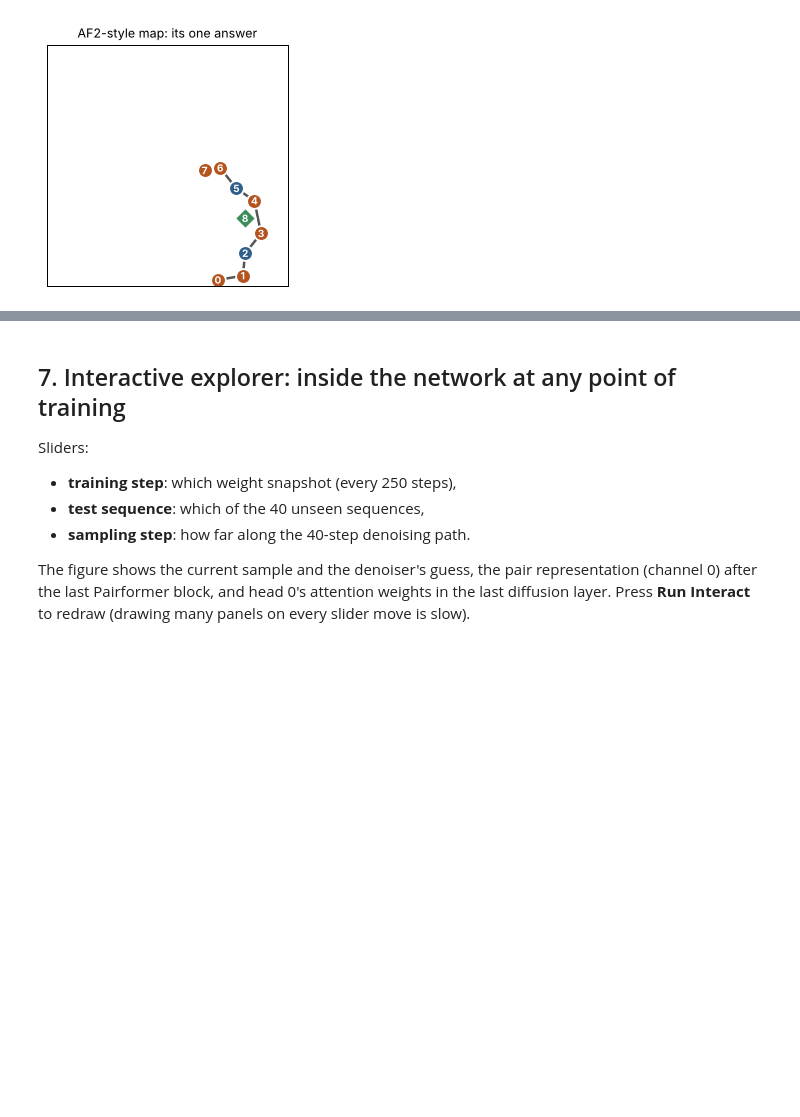
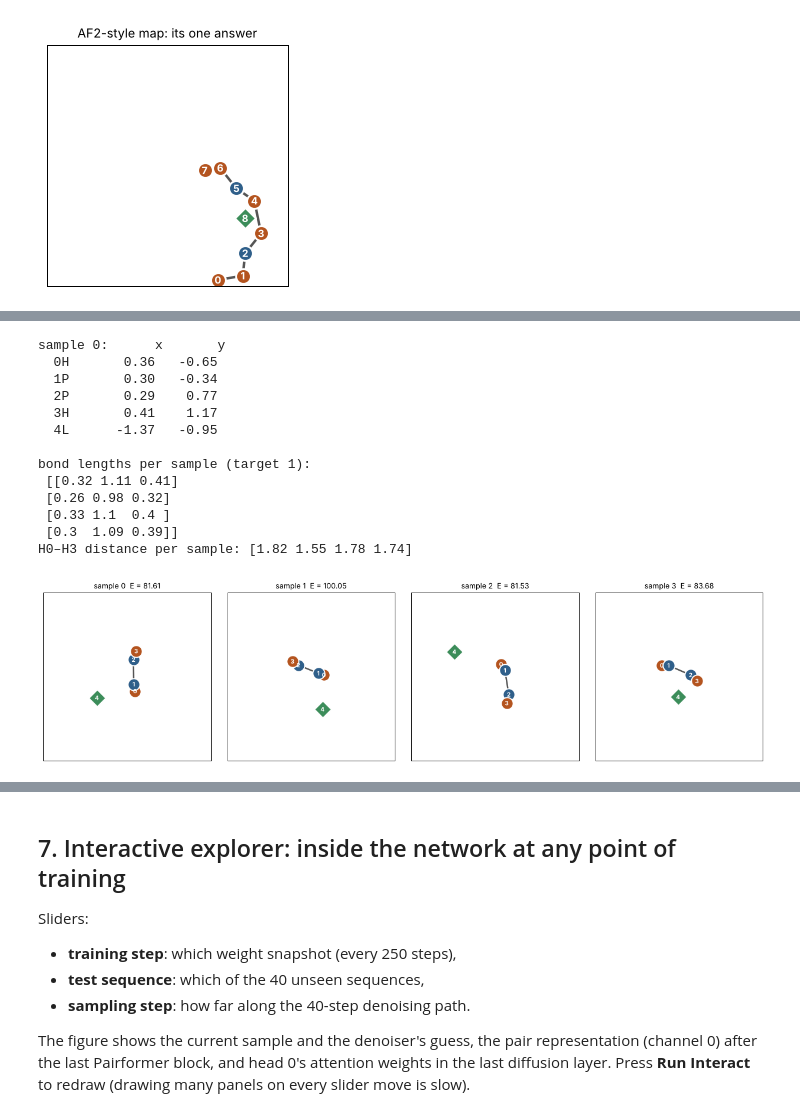
Before and after one commit to HamedHeli/AI-Physics, a Jupyter notebook: 10-generative-structure-prediction/alphafold3/notebooks/alphafold3_explained.ipynb, the cells around one changed output, grey strips where cells are left out. Cells and saved outputs as stored; diff of their text form; code cells hidden in the pictures; blank space fills up the shorter version.

```diff
--- a/10-generative-structure-prediction/alphafold3/notebooks/alphafold3_explained.ipynb
+++ b/10-generative-structure-prediction/alphafold3/notebooks/alphafold3_explained.ipynb
@@ -190,0 +200,7 @@ plt.tight_layout(); plt.show()
+# %%
+types5 = jnp.array([H, P, P, H, L])
+labs5 = viz.token_labels(types5)
+s_in5 = np.asarray(jax.nn.one_hot(types5, 3))
+print("           H  P  L")
+for lab, row in zip(labs5, s_in5):
+    print(f"token {lab:3s} {row.astype(int)}")
@@ -190,0 +217,7 @@ plt.tight_layout(); plt.show()
+# %%
+rel5 = np.asarray(relpos_features(5))
+names = [f"{o:+d}" for o in range(-4, 5)] + ["lig"]
+print("offset bin of every pair (row i, column j):")
+print("      " + "".join(f"{l:>6s}" for l in labs5))
+for i, lab in enumerate(labs5):
+    print(f"{lab:>5s} " + "".join(f"{names[b]:>6s}" for b in rel5[i].argmax(-1)))
@@ -402,0 +555,27 @@ plt.tight_layout(); plt.show()
+# %%
+samples5 = np.asarray(sample_many(params_af3, types5, jax.random.PRNGKey(3), 4, cfg))
+print("sample 0:      x       y")
+for lab, xy in zip(labs5, samples5[0]):
+    print(f"  {lab:4s}   {xy[0]:6.2f}  {xy[1]:6.2f}")
+print("\nbond lengths per sample (target 1):\n", np.linalg.norm(np.diff(samples5[:, :4], axis=1), axis=-1).round(2))
+print("H0–H3 distance per sample:", np.linalg.norm(samples5[:, 0] - samples5[:, 3], axis=-1).round(2))
+
+fig, axes = plt.subplots(1, 4, figsize=(14, 3.5))
+for k, ax in enumerate(axes):
+    viz.draw_molecule(ax, samples5[k], types5, f"sample {k}  E = {float(energy(jnp.asarray(samples5[k]), types5)):.2f}")
+plt.tight_layout(); plt.show()
+# %% [output]
+sample 0:      x       y
+  0H       0.36   -0.65
+  1P       0.30   -0.34
+  2P       0.29    0.77
+  3H       0.41    1.17
+  4L      -1.37   -0.95
+
+bond lengths per sample (target 1):
+ [[0.32 1.11 0.41]
+ [0.26 0.98 0.32]
+ [0.33 1.1  0.4 ]
+ [0.3  1.09 0.39]]
+H0–H3 distance per sample: [1.82 1.55 1.78 1.74]
+[figure, added]
```
Also changed, not shown: parts of 15 cells of this notebook.
